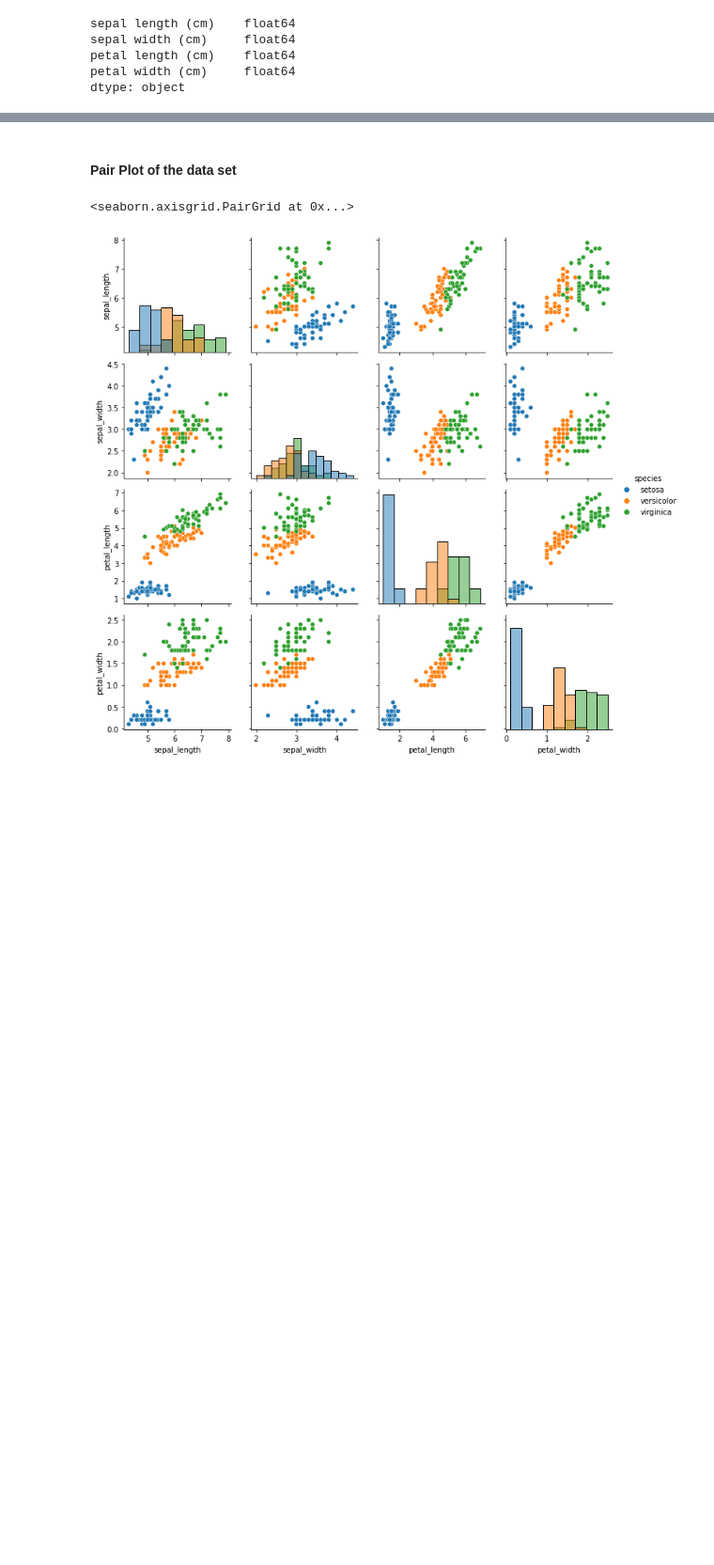
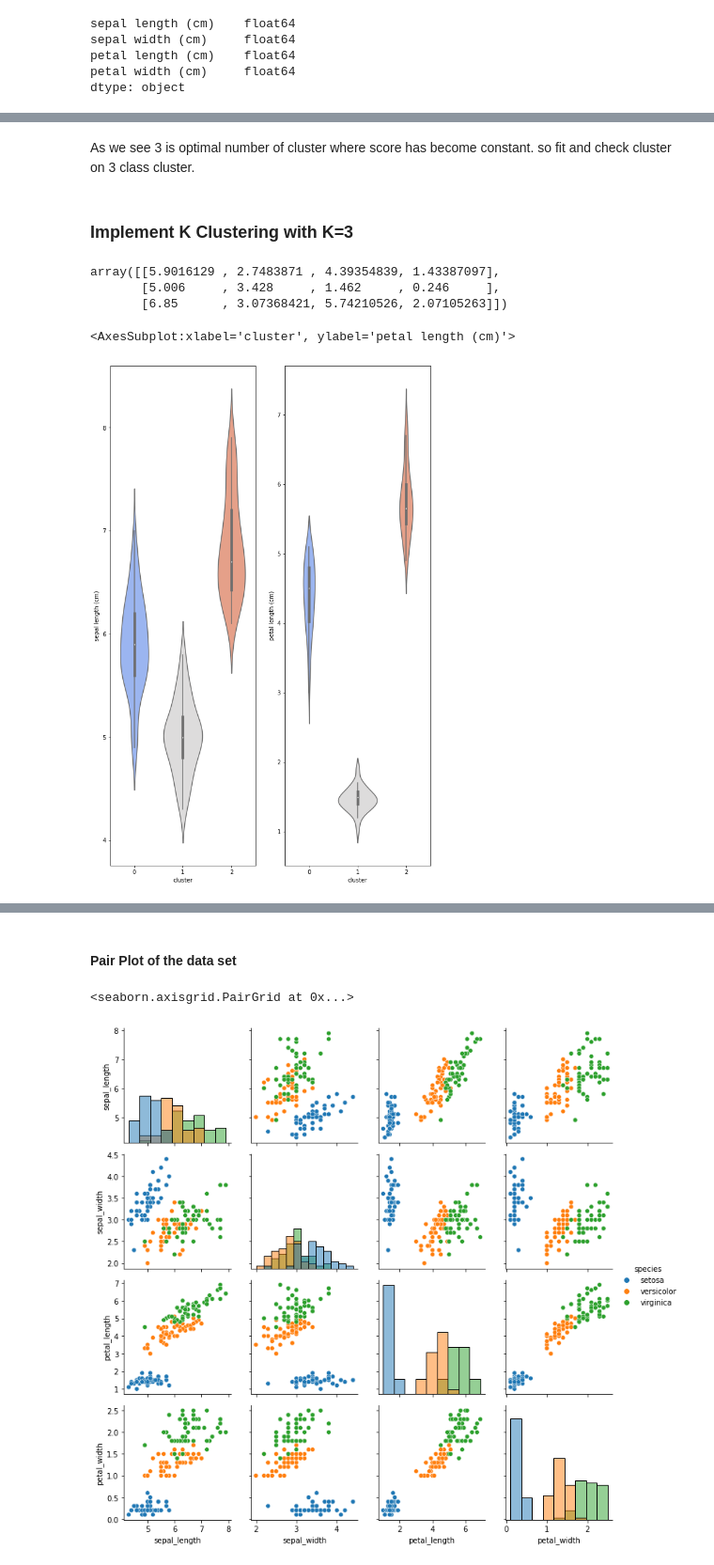
Before and after one commit to neadie/MachineLearningAndStatistics, a Jupyter notebook: tasksmachineLearningandStats.ipynb, the cells around one changed output, grey strips where cells are left out. Shown at 94% size. Saved outputs shown, nothing was run; the diff lists cells and outputs as text; code cells hidden in the pictures; blank space fills up the shorter version.

```diff
--- a/tasksmachineLearningandStats.ipynb
+++ b/tasksmachineLearningandStats.ipynb
@@ -379,0 +409,21 @@ dtype: object
+# %% [markdown]
+As we see 3 is optimal number of cluster where score has become constant. so fit and check cluster on 3 class cluster.
+# %% [markdown]
+### Implement K Clustering with K=3
+# %%
+kmeans = KMeans(n_clusters=3)
+predict = kmeans.fit_predict(iris.data)
+kmeans.cluster_centers_
+# %% [output]
+array([[5.9016129 , 2.7483871 , 4.39354839, 1.43387097],
+       [5.006     , 3.428     , 1.462     , 0.246     ],
+       [6.85      , 3.07368421, 5.74210526, 2.07105263]])
+# %%
+df['cluster'] = kmeans.labels_
+# %%
+fig, (ax1, ax2) = plt.subplots(1, 2,figsize=(10, 16))
+sns.violinplot('cluster','sepal length (cm)',data=df,palette='coolwarm',ax=ax1)
+sns.violinplot('cluster','petal length (cm)',data=df,palette='coolwarm',ax=ax2)
+# %% [output]
+<AxesSubplot:xlabel='cluster', ylabel='petal length (cm)'>
+[figure, added]
```
Also changed, not shown: parts of 35 cells of this notebook, 1 other file.
